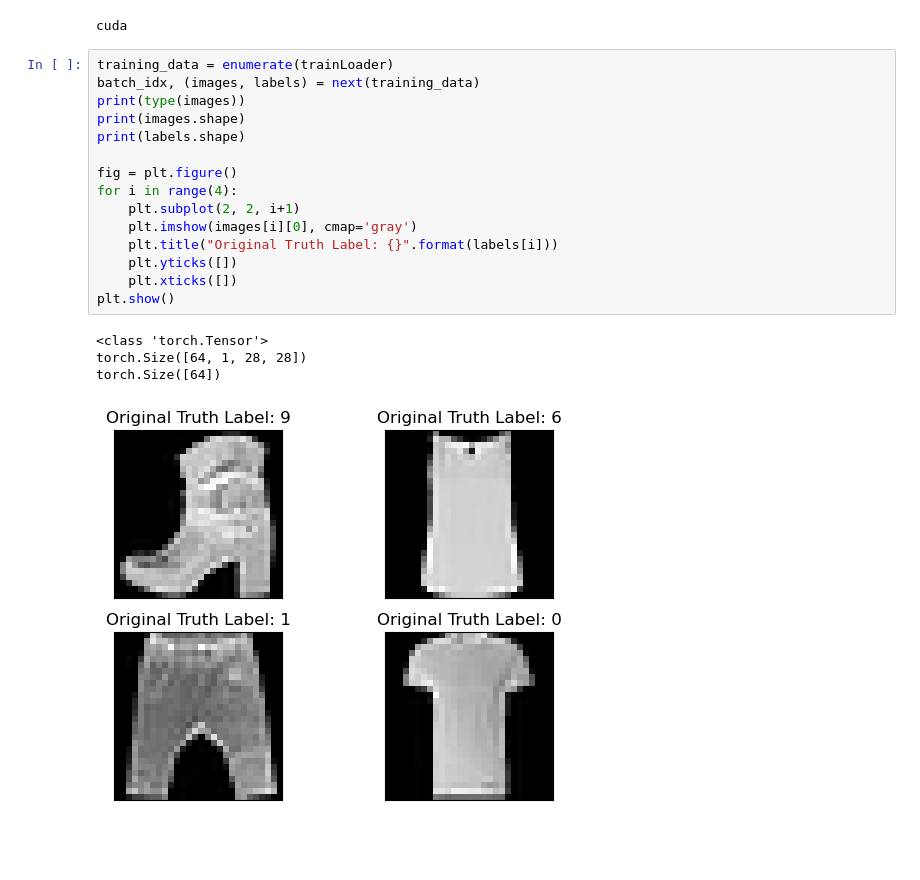
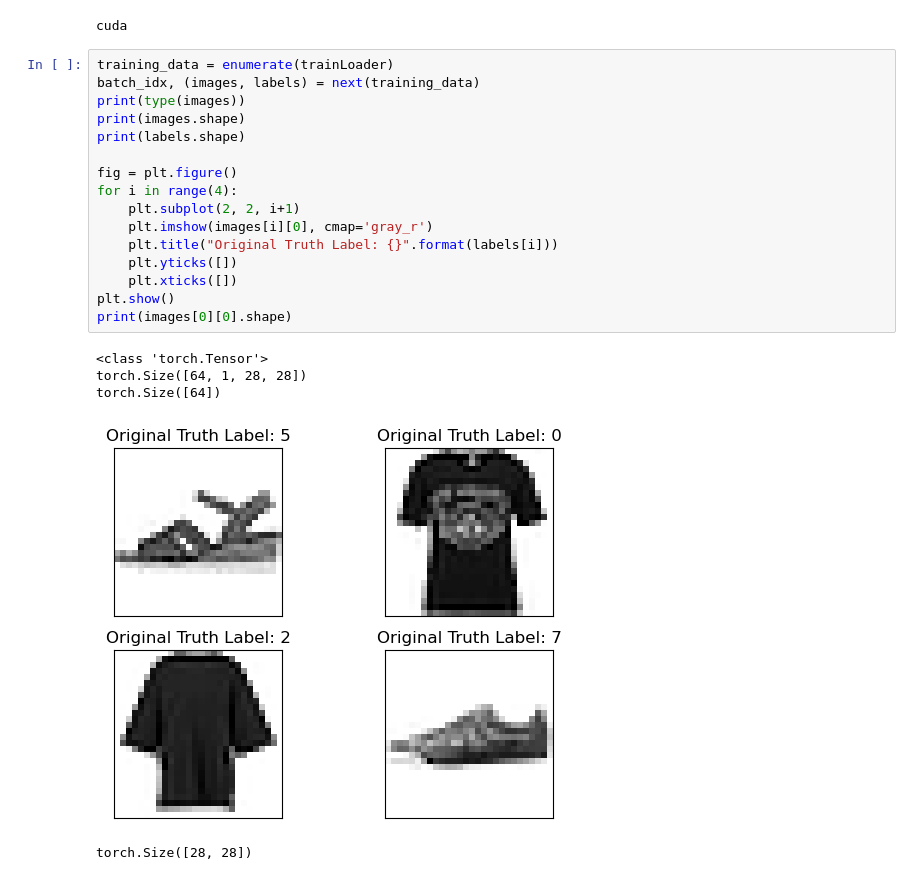
Before and after one commit to Dopo0/Project-deep-unsupervised-learning, a Jupyter notebook: Tranfer_GMMs.ipynb, the cells around one changed output. Saved outputs shown, nothing was run; the diff lists cells and outputs as text; blank space fills up the shorter version.

```diff
--- a/Tranfer_GMMs.ipynb
+++ b/Tranfer_GMMs.ipynb
@@ -26,23 +26,25 @@ cuda
 # %%
 training_data = enumerate(trainLoader)
 batch_idx, (images, labels) = next(training_data)
 print(type(images))
 print(images.shape)
 print(labels.shape)
 
 fig = plt.figure()
 for i in range(4):
     plt.subplot(2, 2, i+1)
-    plt.imshow(images[i][0], cmap='gray')
+    plt.imshow(images[i][0], cmap='gray_r')
     plt.title("Original Truth Label: {}".format(labels[i]))
     plt.yticks([])
     plt.xticks([])
 plt.show()
+print(images[0][0].shape)
 # %% [output]
 <class 'torch.Tensor'>
 torch.Size([64, 1, 28, 28])
 torch.Size([64])
-[figure, old version]
+[figure, new version]
+torch.Size([28, 28])
 # %%
 # Transfer learning
 model = torchvision.models.resnet18(pretrained=True)
```
Also changed, not shown: parts of 9 cells of this notebook, 4 other files.
